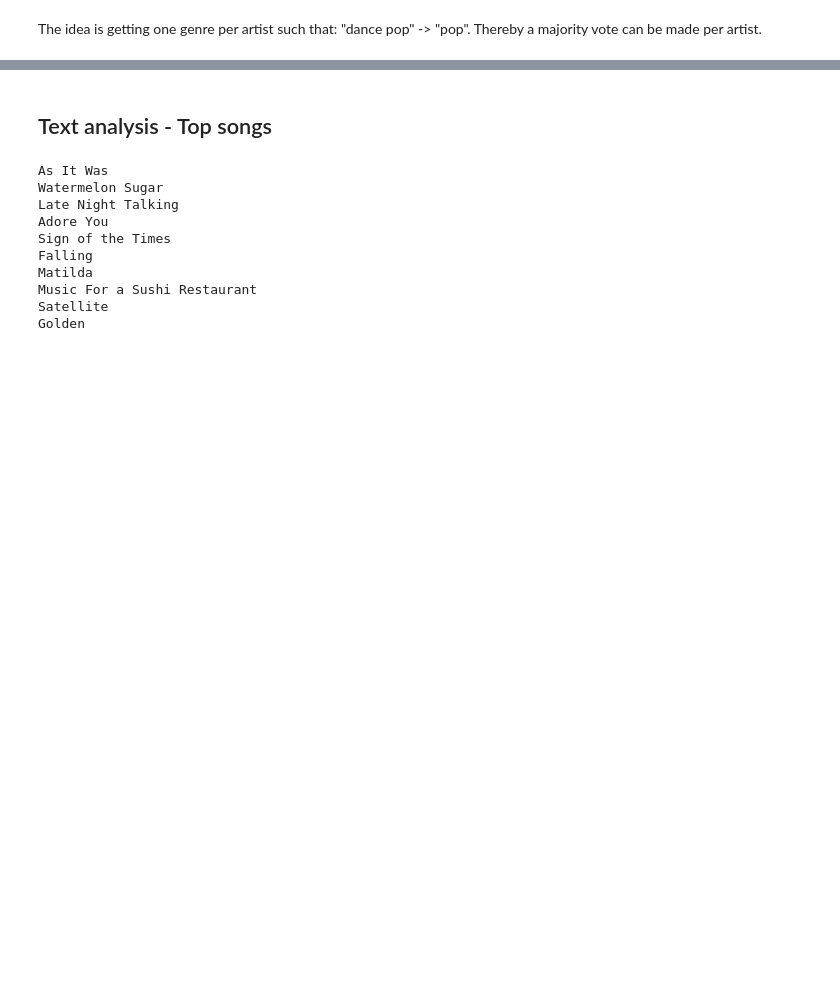
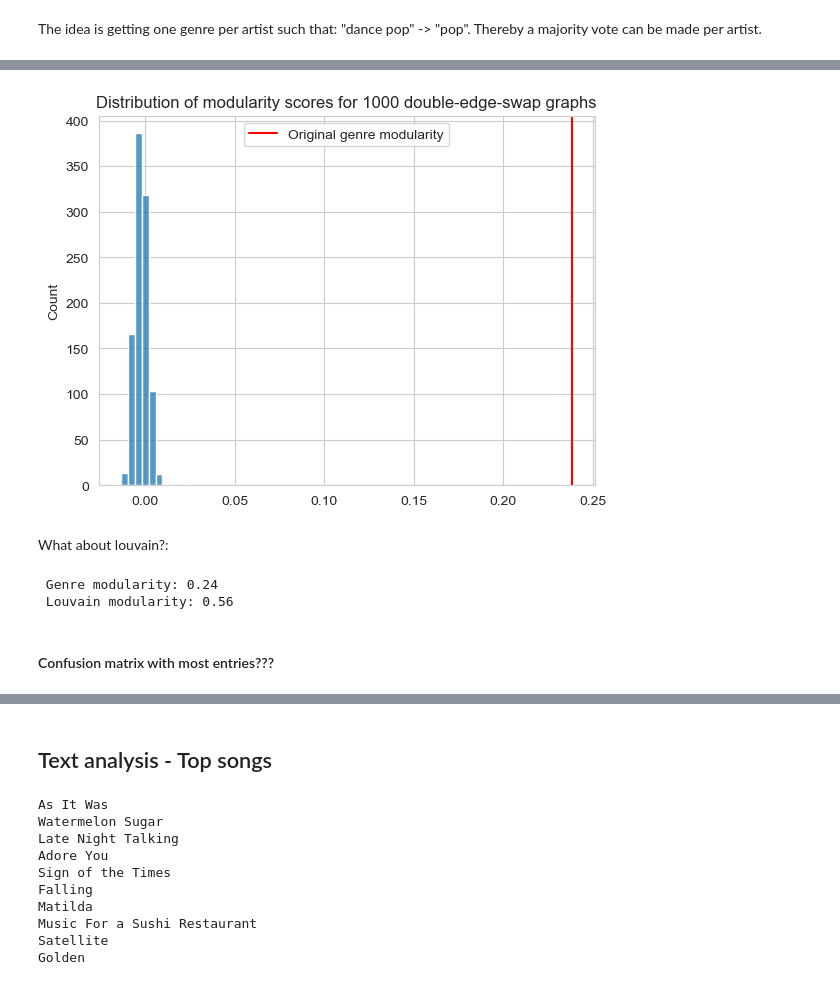
Before and after one commit to radziko/CompSocSci, a Jupyter notebook: project/project_01 cas.ipynb, the cells around one changed output, grey strips where cells are left out. Saved outputs shown, nothing was run; the diff lists cells and outputs as text; code cells hidden in the pictures; blank space fills up the shorter version.

```diff
--- a/project/project_01 cas.ipynb
+++ b/project/project_01 cas.ipynb
@@ -364,0 +428,7 @@ network, config = nw.visualize( GGG.copy() , plot_in_cell_below=True)
+# %%
+def PartitioningGeneral(partion_dict):
+    groups_dict = {key: [] for key in set(list(partion_dict.values()))}
+    for instance in list(partion_dict.items()):
+        groups_dict[instance[1]].append(instance[0])
+
+    return list(groups_dict.values())
@@ -364,0 +437,26 @@ network, config = nw.visualize( GGG.copy() , plot_in_cell_below=True)
+# %%
+# dict with artist name as key and top genre as value
+dict_genres_partition = {k[0]: v['top genre'] for k, v in dict_genres_updated.items()}
+#print(dict_genres_partition)
+partition_genres = PartitioningGeneral(dict_genres_partition)
+#print(partition_genres)
+modularity_genre = nx.community.modularity(GGG, partition_genres)
+# %%
+GGG_copy = GGG.copy()
+list_modu = []
+for _ in tqdm(range(1000)):
+    G_swapped = nx.double_edge_swap(GGG_copy, nswap=GGG.number_of_edges()*2, max_tries=1000000, seed=27)
+    modu = nx.community.modularity(G_swapped, partition_genres)
+    list_modu.append(modu)
+# %%
+# plot hist of list_modu
+sns.histplot(list_modu,bins=10)
+plt.axvline(modularity_genre, c='red', label='Original genre modularity')
+#plt.axvline(modularity_louvain, c='green', label='The Louvain partitions modularity')
+plt.title('Distribution of modularity scores for 1000 double-edge-swap graphs')
+plt.legend(loc=9)
+plt.show()
+# %% [output]
+[figure, added]
+# %% [markdown]
+What about louvain?:
@@ -364,0 +467,8 @@ network, config = nw.visualize( GGG.copy() , plot_in_cell_below=True)
+# %%
+# Find modularity from G and partitions
+print('',f'Genre modularity: {modularity_genre:.2f}', '\n', f'Louvain modularity: {modularity_louvain:.2f}')
+# %% [output]
+ Genre modularity: 0.24
+ Louvain modularity: 0.56
+# %% [markdown]
+#### Confusion matrix with most entries???
```
Also changed, not shown: parts of 33 cells of this notebook, 8 other files.
